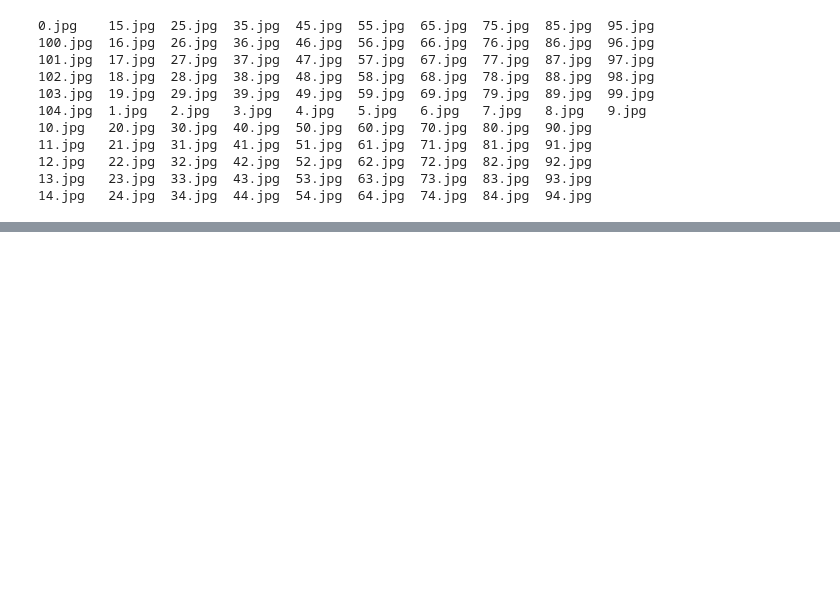
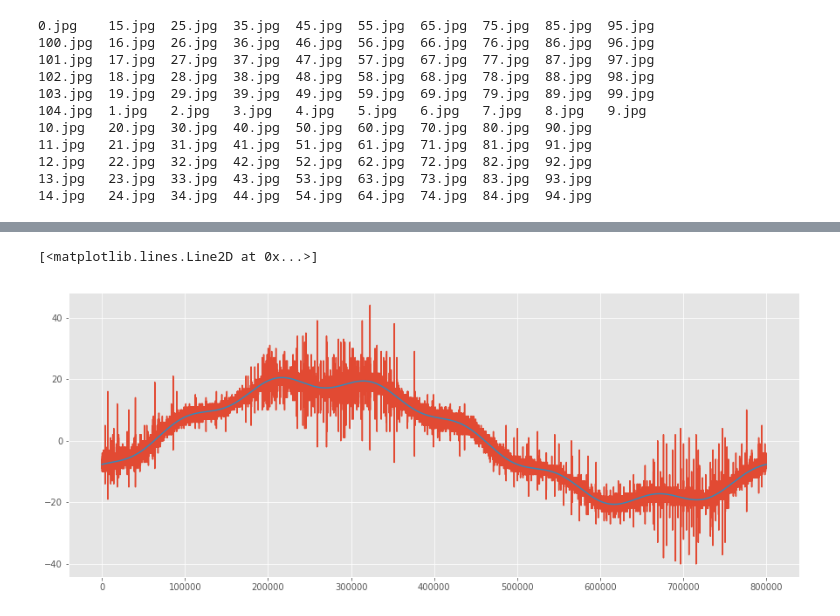
Before and after one commit to gokul-krishna/VSBPowerLineFaultDetection, a Jupyter notebook: SaveSpectrograms.ipynb, the cells around one changed output, grey strips where cells are left out. Saved outputs shown, nothing was run; the diff lists cells and outputs as text; code cells hidden in the pictures; blank space fills up the shorter version.

```diff
--- a/SaveSpectrograms.ipynb
+++ b/SaveSpectrograms.ipynb
@@ -71,0 +69,2 @@ _ = parallel(make_spectograms, job_list, n_jobs=6)
+# %%
+train = pd.read_pickle('data/subset_train')
@@ -71,0 +73,4 @@ _ = parallel(make_spectograms, job_list, n_jobs=6)
+# %%
+SAMPLE_LENGTH = 800000
+SAMPLE_TIME = 20e-3
+SAMPLING_RATE = SAMPLE_LENGTH / SAMPLE_TIME
@@ -71,0 +102,13 @@ _ = parallel(make_spectograms, job_list, n_jobs=6)
+# %%
+plt.rcParams['figure.figsize'] = [15.0, 6.0]
+# %%
+x = train.iloc[:, np.random.randint(0, 27)]
+plt.plot(x)
+sig_fft = fftpack.fft(x.values)
+sig_freq = fftpack.fftfreq(SAMPLE_LENGTH, 1 / SAMPLING_RATE)
+sig_fft[np.abs(sig_freq) > 400] = 0
+smoothed_data = fftpack.ifft(sig_fft)
+plt.plot(smoothed_data)
+# %% [output]
+[<matplotlib.lines.Line2D at 0x...>]
+[figure, added]
```
Also changed, not shown: parts of 13 cells of this notebook.
